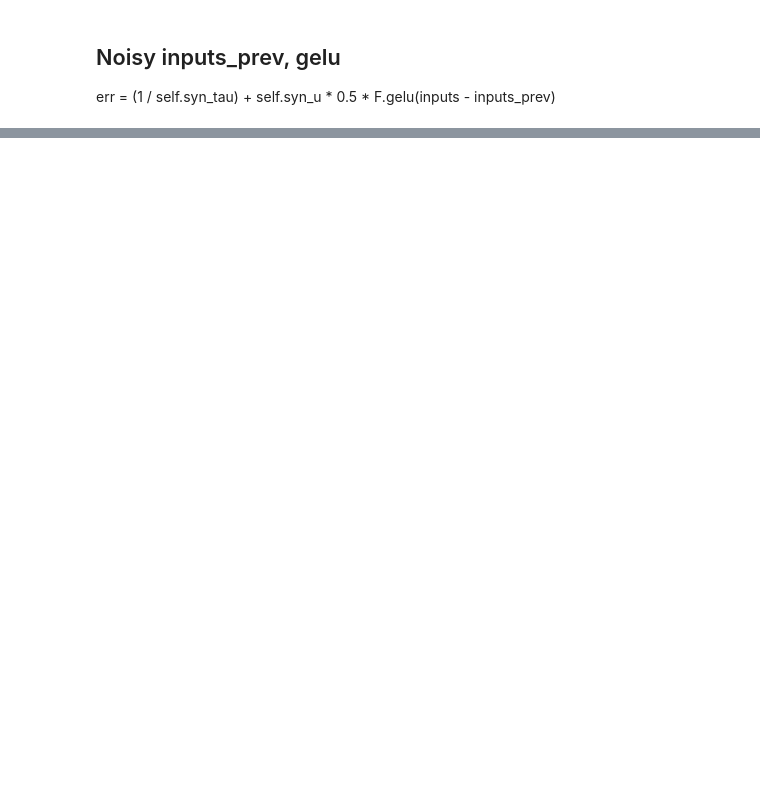
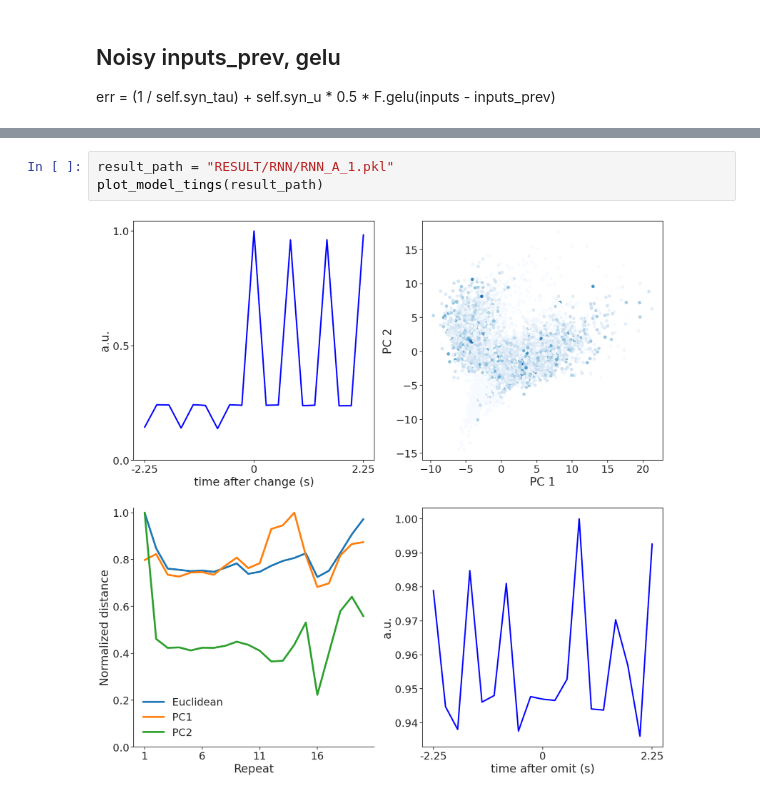
Before and after one commit to FishAres/STSPNet, a Jupyter notebook: notebooks/test.ipynb, the cells around one changed output, grey strips where cells are left out. Saved outputs shown, nothing was run; the diff lists cells and outputs as text; blank space fills up the shorter version.

```diff
--- a/notebooks/test.ipynb
+++ b/notebooks/test.ipynb
@@ -55,0 +72,5 @@ plot_model_tings(result_path)
+# %%
+result_path = "RESULT/RNN/RNN_A_1.pkl"
+plot_model_tings(result_path)
+# %% [output]
+[figure, added]
```
Also changed, not shown: parts of 12 cells of this notebook, 15 other files.
